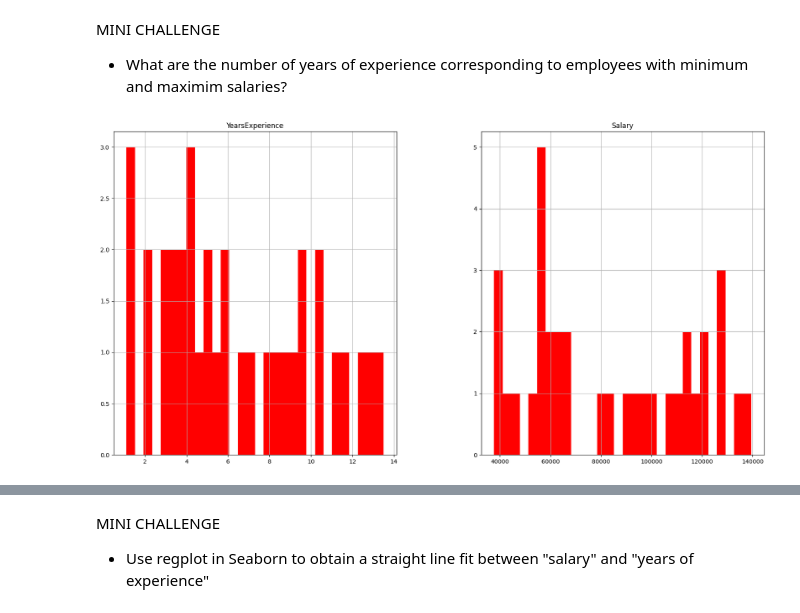
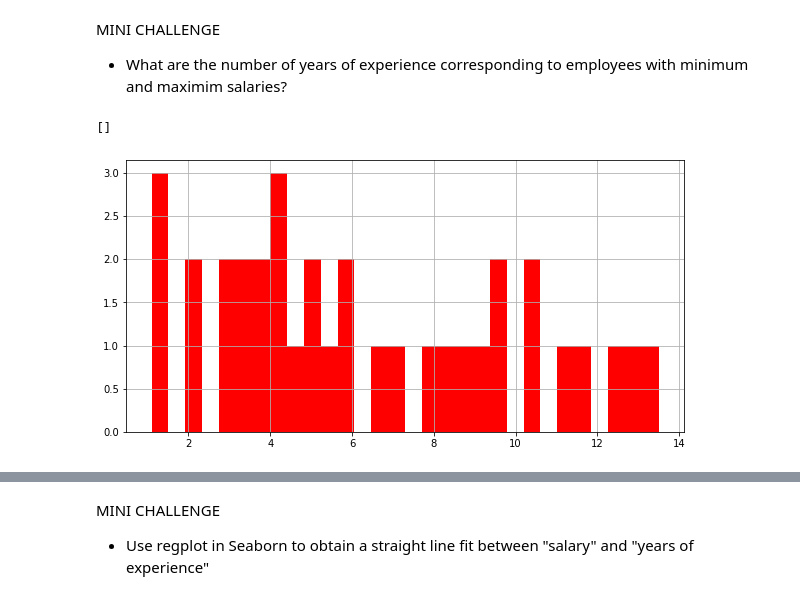
Before and after one commit to Sebastian1981/AWS_Sagemaker_Salary_Prediction, a Jupyter notebook: experiments/employee_salary_prediction_notebook.ipynb, the cells around one changed output, grey strips where cells are left out. Saved outputs shown, nothing was run; the diff lists cells and outputs as text; code cells hidden in the pictures.

```diff
--- a/experiments/employee_salary_prediction_notebook.ipynb
+++ b/experiments/employee_salary_prediction_notebook.ipynb
@@ -123,7 +123,8 @@ salary_df.describe()
 MINI CHALLENGE
  - What are the number of years of experience corresponding to employees with minimum and maximim salaries?
 # %%
-salary_df.hist(bins = 30, figsize = (20,10), color = 'r')
-plt.show()
+salary_df.YearsExperience.hist(bins = 30, figsize = (10,5), color = 'r')
+plt.plot()
 # %% [output]
+[]
-[figure, old version]
+[figure, new version]
```
Also changed, not shown: parts of 9 cells of this notebook.
